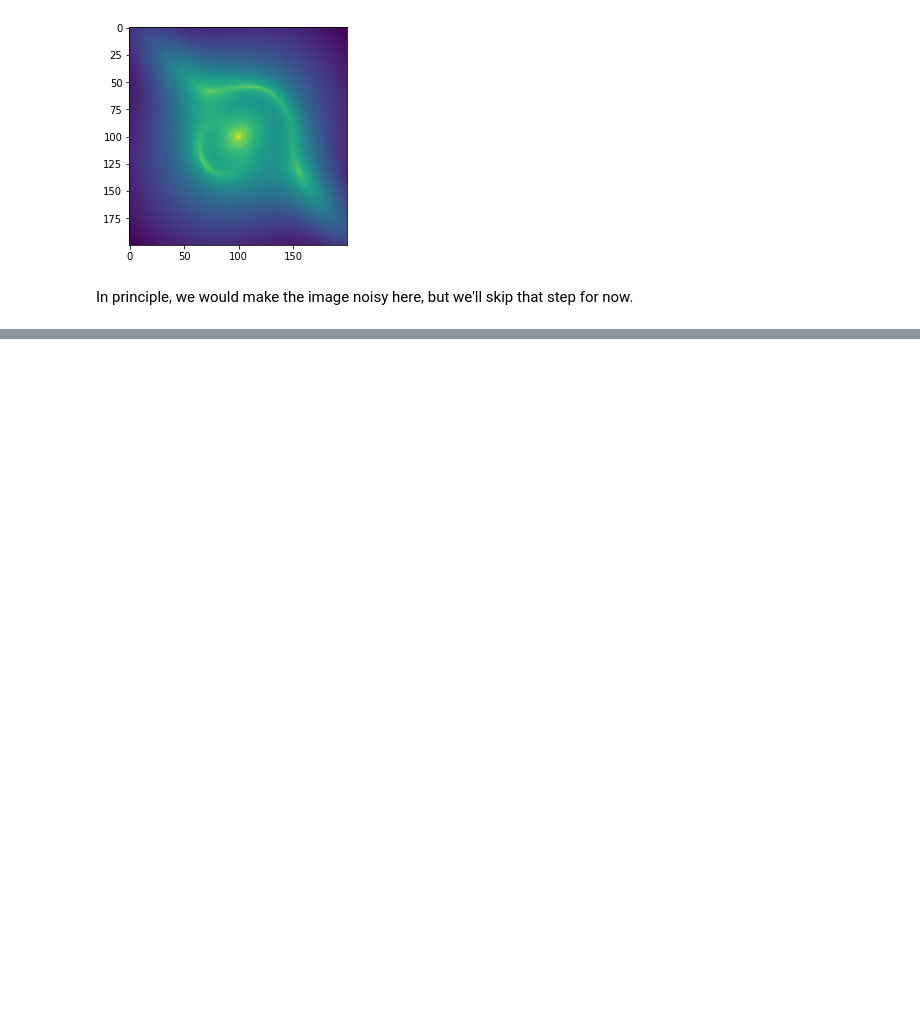
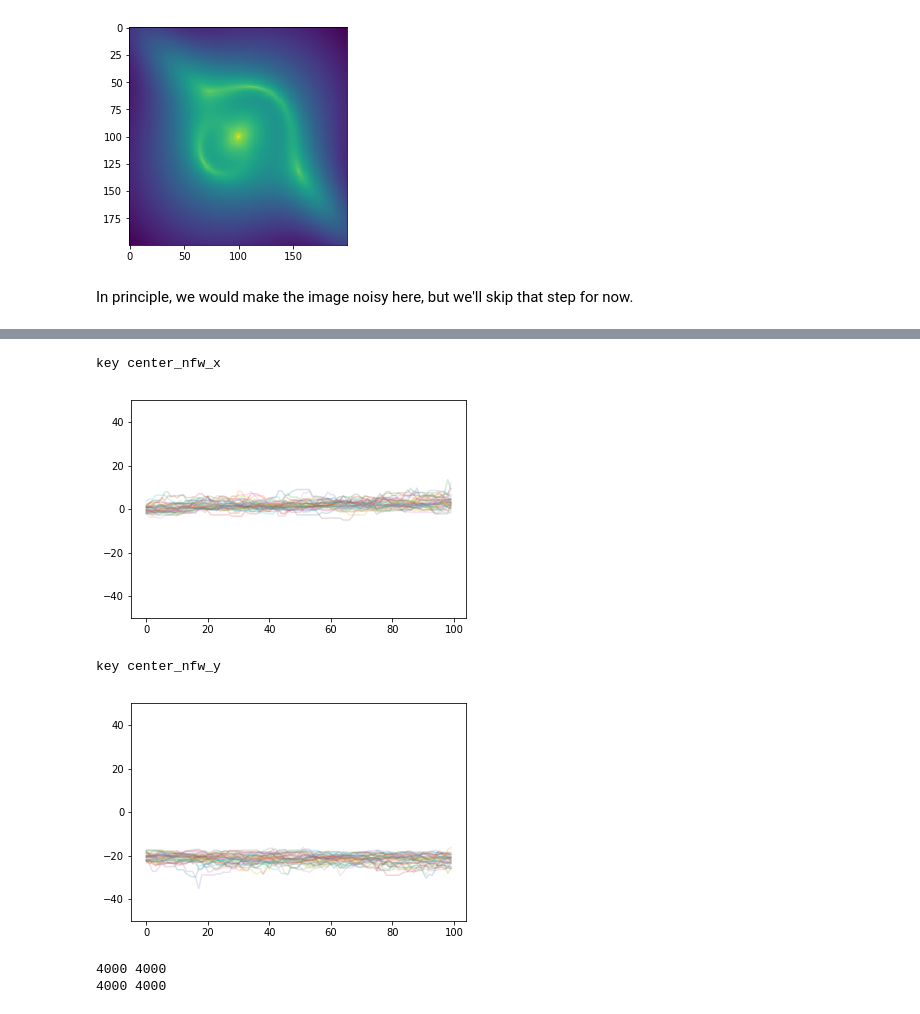
Before and after one commit to acagansengul/interlopers, a Jupyter notebook: emcee_subfit.ipynb, the cells around one changed output, grey strips where cells are left out. Drawn from its saved outputs; the diff is of its cells as text; code cells hidden in the pictures; blank space fills up the shorter version.

```diff
--- a/emcee_subfit.ipynb
+++ b/emcee_subfit.ipynb
@@ -297,0 +387,4 @@ In principle, we would make the image noisy here, but we'll skip that step for n
+# %%
+%%time
+sampler.reset()
+state = sampler.run_mcmc(p0, 100)
@@ -297,0 +394,4 @@ In principle, we would make the image noisy here, but we'll skip that step for n
+# %%
+%%time
+sampler.reset()
+state2 = sampler.run_mcmc(state, 100)
@@ -297,0 +401,12 @@ In principle, we would make the image noisy here, but we'll skip that step for n
+# %%
+for i, key in enumerate(keys):
+    print('key', key)
+    for j in range(nwalkers):
+        plt.plot(sampler.chain[j,:,i], alpha = .2)
+    plt.ylim(-50,50)
+    plt.show()
+# %% [output]
+key center_nfw_x
+[figure, added]
+key center_nfw_y
+[figure, added]
@@ -297,0 +419,6 @@ In principle, we would make the image noisy here, but we'll skip that step for n
+# %%
+print(len(xs_good), len(xs))
+print(len(ys_good), len(ys))
+# %% [output]
+4000 4000
+4000 4000
```
Also changed, not shown: parts of 20 cells of this notebook.
